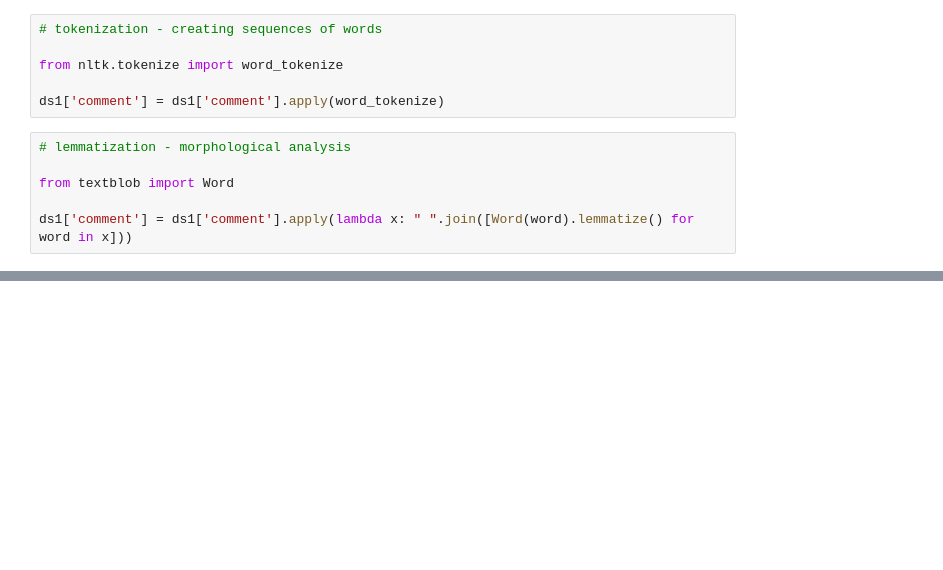
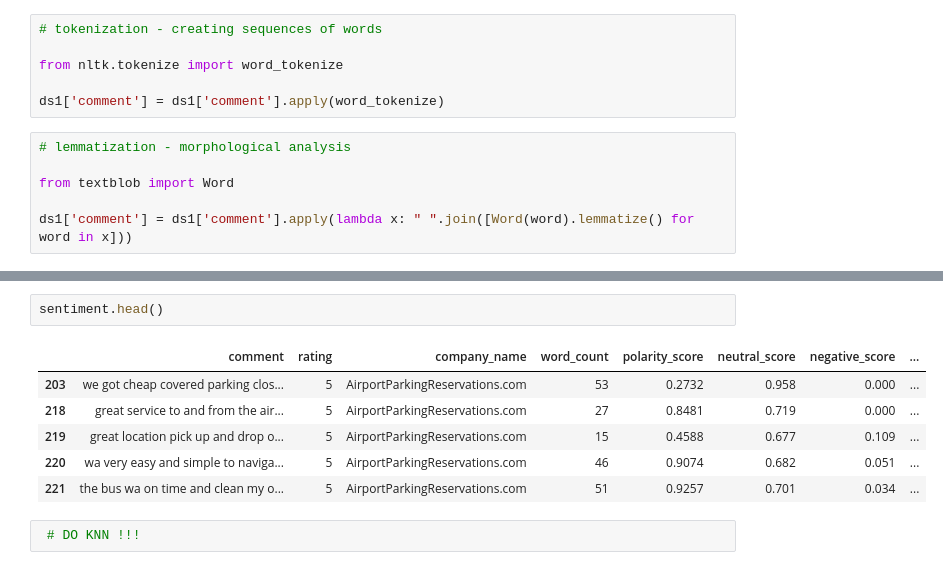
Before and after one commit to maksym1503/ForHomeworks, a Jupyter notebook: Final Project by Bilyi.ipynb, the cells around one changed output, grey strips where cells are left out. Saved outputs shown, nothing was run; the diff lists cells and outputs as text; blank space fills up the shorter version.

```diff
--- a/Final Project by Bilyi.ipynb
+++ b/Final Project by Bilyi.ipynb
@@ -195,0 +217,11 @@ plt.show()
+# %%
+sentiment.head()
+# %% [output]
+|  | comment | rating | company_name | word_count | polarity_score | neutral_score | negative_score | ... |
+| 203 | we got cheap covered parking clos... | 5 | AirportParkingReservations.com | 53 | 0.2732 | 0.958 | 0.000 | ... |
+| 218 | great service to and from the air... | 5 | AirportParkingReservations.com | 27 | 0.8481 | 0.719 | 0.000 | ... |
+| 219 | great location pick up and drop o... | 5 | AirportParkingReservations.com | 15 | 0.4588 | 0.677 | 0.109 | ... |
+| 220 | wa very easy and simple to naviga... | 5 | AirportParkingReservations.com | 46 | 0.9074 | 0.682 | 0.051 | ... |
+| 221 | the bus wa on time and clean my o... | 5 | AirportParkingReservations.com | 51 | 0.9257 | 0.701 | 0.034 | ... |
+# %%
+ # DO KNN !!!
```
Also changed, not shown: parts of 4 cells of this notebook.
